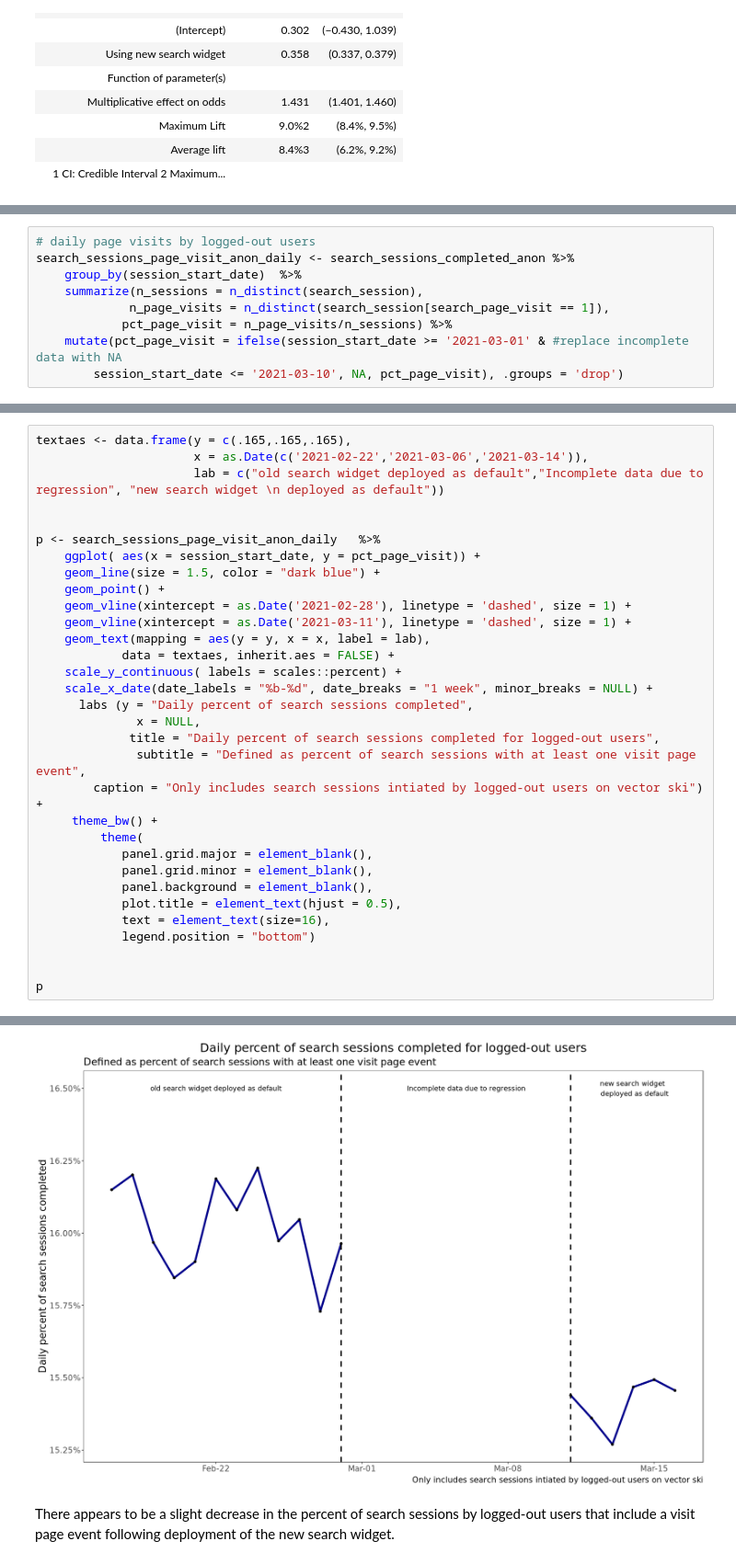
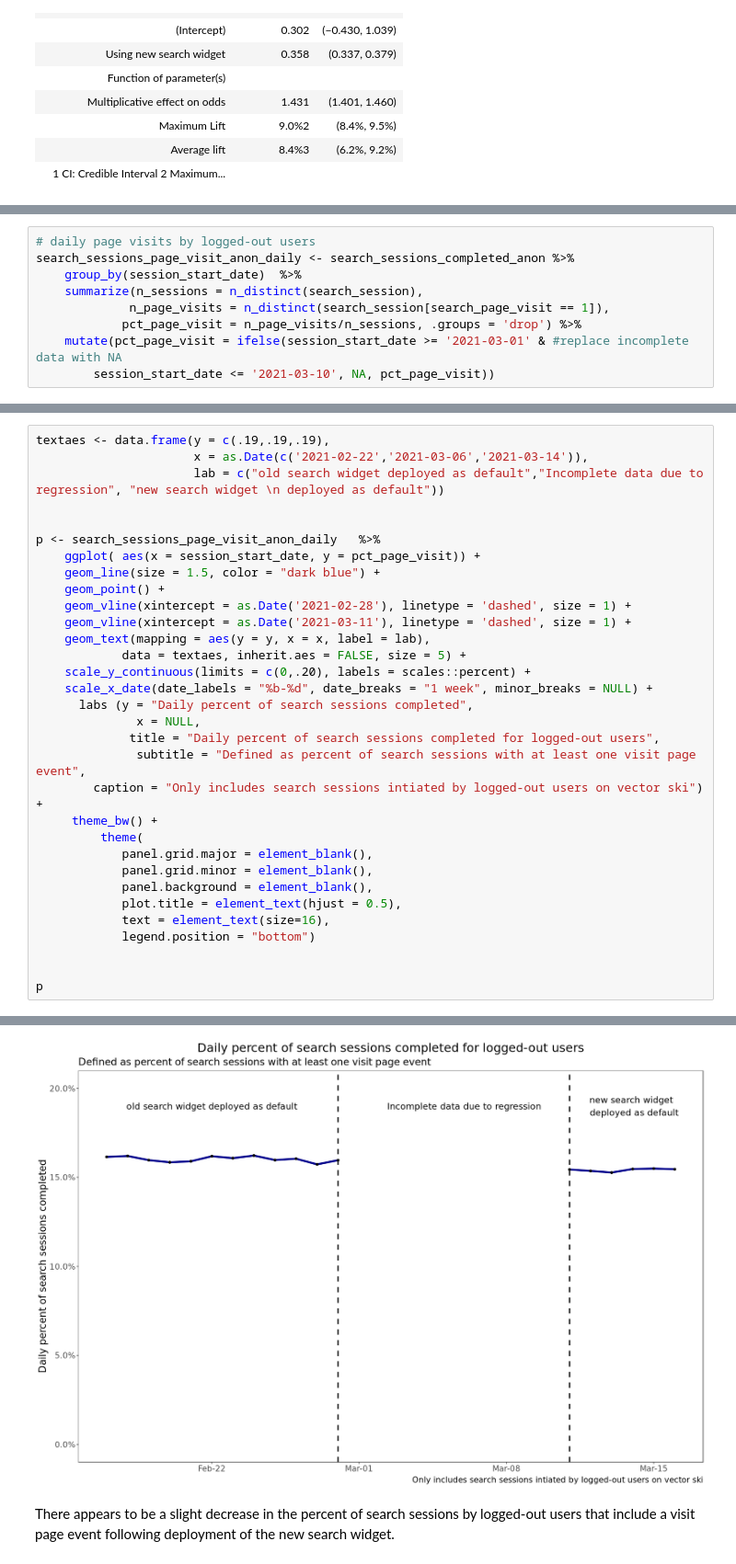
Before and after one commit to wikimedia-research/Desktop-Improvements-Search-Widget-Analysis-2021, a Jupyter notebook: Search-widget-ab-test-report.ipynb, the cells around one changed output, grey strips where cells are left out. Shown at 92% size. Drawn from its saved outputs; the diff is of its cells as text.

Commit message:
formatted charts

```diff
--- a/Search-widget-ab-test-report.ipynb
+++ b/Search-widget-ab-test-report.ipynb
@@ -1541,6 +1446,6 @@ search_sessions_page_visit_anon_daily <- search_sessions_completed_anon %>%
     group_by(session_start_date)  %>%
     summarize(n_sessions = n_distinct(search_session),
              n_page_visits = n_distinct(search_session[search_page_visit == 1]),
-            pct_page_visit = n_page_visits/n_sessions) %>%
+            pct_page_visit = n_page_visits/n_sessions, .groups = 'drop') %>%
     mutate(pct_page_visit = ifelse(session_start_date >= '2021-03-01' & #replace incomplete data with NA
-        session_start_date <= '2021-03-10', NA, pct_page_visit), .groups = 'drop')
+        session_start_date <= '2021-03-10', NA, pct_page_visit))
@@ -1549,39 +1452,39 @@ search_sessions_page_visit_anon_daily <- search_sessions_completed_anon %>%
 # %%
-textaes <- data.frame(y = c(.165,.165,.165),
+textaes <- data.frame(y = c(.19,.19,.19),
                       x = as.Date(c('2021-02-22','2021-03-06','2021-03-14')),
                       lab = c("old search widget deployed as default","Incomplete data due to regression", "new search widget \n deployed as default"))
 
 
 p <- search_sessions_page_visit_anon_daily   %>%
     ggplot( aes(x = session_start_date, y = pct_page_visit)) +
     geom_line(size = 1.5, color = "dark blue") +
     geom_point() +
     geom_vline(xintercept = as.Date('2021-02-28'), linetype = 'dashed', size = 1) +
     geom_vline(xintercept = as.Date('2021-03-11'), linetype = 'dashed', size = 1) +
     geom_text(mapping = aes(y = y, x = x, label = lab),
-            data = textaes, inherit.aes = FALSE) +
-    scale_y_continuous( labels = scales::percent) +
+            data = textaes, inherit.aes = FALSE, size = 5) +
+    scale_y_continuous(limits = c(0,.20), labels = scales::percent) +
     scale_x_date(date_labels = "%b-%d", date_breaks = "1 week", minor_breaks = NULL) +
       labs (y = "Daily percent of search sessions completed",
               x = NULL,
              title = "Daily percent of search sessions completed for logged-out users",
               subtitle = "Defined as percent of search sessions with at least one visit page event",
         caption = "Only includes search sessions intiated by logged-out users on vector ski")  +
      theme_bw() +
          theme(
             panel.grid.major = element_blank(),
             panel.grid.minor = element_blank(),
             panel.background = element_blank(),
             plot.title = element_text(hjust = 0.5),
             text = element_text(size=16),
             legend.position = "bottom")
 
 
 p
 # %% [output]
 Warning message:
 “Removed 10 rows containing missing values (geom_point).”
-[figure, old version]
+[figure, new version]
 # %% [markdown]
 There appears to be a slight decrease in the percent of search sessions by logged-out users that include a  visit page event following deployment of the new search widget.
 # %%
```
Also changed, not shown: parts of 43 cells of this notebook.
